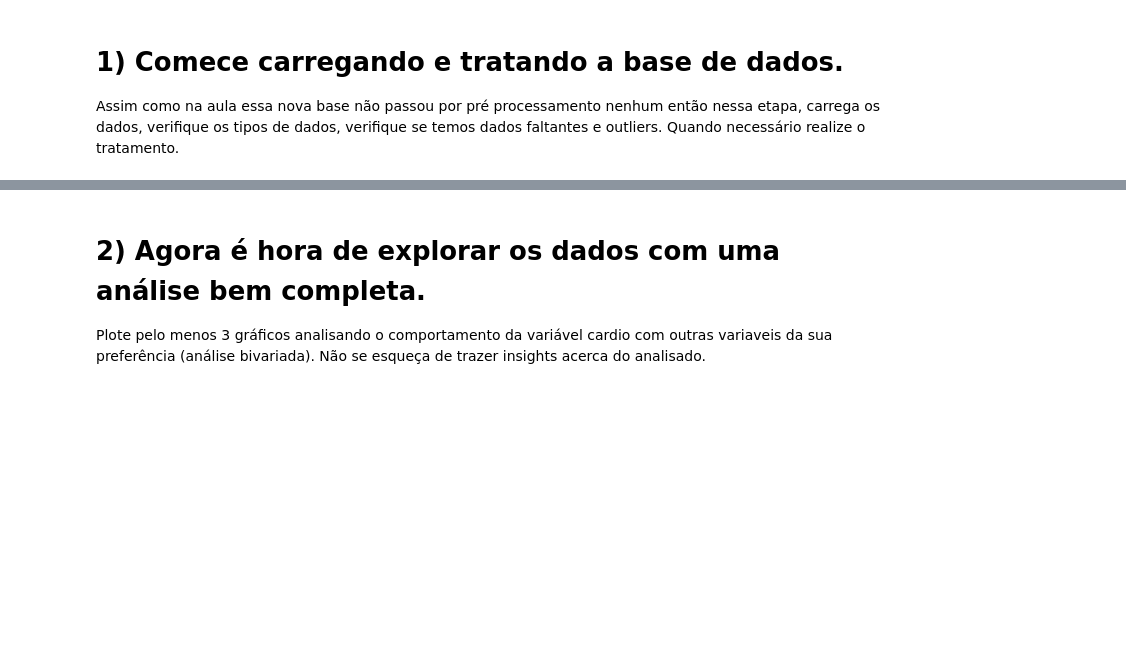
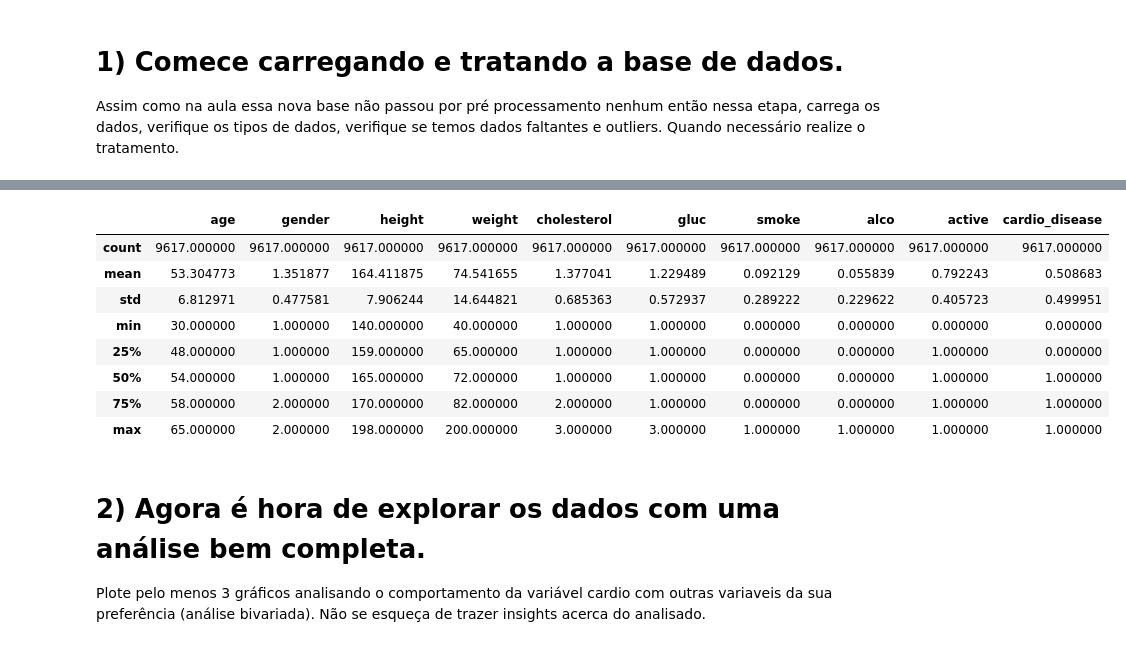
Before and after one commit to flavianojr1/regressao-logistica-para-doencas-cardiovasculares, a Jupyter notebook: Profissao Cientista de Dados M27 Pratique.ipynb, the cells around one changed output, grey strips where cells are left out. Cells and saved outputs as stored; diff of their text form; code cells hidden in the pictures; blank space fills up the shorter version.

```diff
--- a/Profissao Cientista de Dados M27 Pratique.ipynb
+++ b/Profissao Cientista de Dados M27 Pratique.ipynb
@@ -45,3 +200,32 @@ base = pd.read_csv("CARDIO_BASE.csv", delimiter=';')
+# %%
+filtro_altura = (base['height'] >= 140) & (base['height'] <= 200)
+base_tratada = base[filtro_altura]
+
+# Calculando os quartis e os intervalos
+Q1 = base_tratada['weight'].quantile(0.25)
+Q3 = base_tratada['weight'].quantile(0.75)
+IQR = Q3 - Q1
+
+# Definindo o limite inferior
+limite_inferior = Q1 - 1.5 * IQR
+
+# Filtrando apenas os valores acima do limite inferior
+filtro_iqr_inferior = base_tratada['weight'] >= limite_inferior
+base_tratada = base_tratada[filtro_iqr_inferior]
+
+# Atualizando a base sendo utilizada
+base = base_tratada.copy()
+base.describe()
+# %% [output]
+|  | age | gender | height | weight | cholesterol | gluc | smoke | alco | active | cardio_disease |
+| count | 9617.000000 | 9617.000000 | 9617.000000 | 9617.000000 | 9617.000000 | 9617.000000 | 9617.000000 | 9617.000000 | 9617.000000 | 9617.000000 |
+| mean | 53.304773 | 1.351877 | 164.411875 | 74.541655 | 1.377041 | 1.229489 | 0.092129 | 0.055839 | 0.792243 | 0.508683 |
+| std | 6.812971 | 0.477581 | 7.906244 | 14.644821 | 0.685363 | 0.572937 | 0.289222 | 0.229622 | 0.405723 | 0.499951 |
+| min | 30.000000 | 1.000000 | 140.000000 | 40.000000 | 1.000000 | 1.000000 | 0.000000 | 0.000000 | 0.000000 | 0.000000 |
+| 25% | 48.000000 | 1.000000 | 159.000000 | 65.000000 | 1.000000 | 1.000000 | 0.000000 | 0.000000 | 1.000000 | 0.000000 |
+| 50% | 54.000000 | 1.000000 | 165.000000 | 72.000000 | 1.000000 | 1.000000 | 0.000000 | 0.000000 | 1.000000 | 1.000000 |
+| 75% | 58.000000 | 2.000000 | 170.000000 | 82.000000 | 2.000000 | 1.000000 | 0.000000 | 0.000000 | 1.000000 | 1.000000 |
+| max | 65.000000 | 2.000000 | 198.000000 | 200.000000 | 3.000000 | 3.000000 | 1.000000 | 1.000000 | 1.000000 | 1.000000 |
 # %% [markdown]
 # 2) Agora é hora de explorar os dados com uma análise bem completa.
 Plote pelo menos 3 gráficos analisando o comportamento da variável cardio com outras variaveis da sua preferência (análise bivariada). Não se esqueça de trazer insights acerca do analisado.
```
Also changed, not shown: parts of 18 cells of this notebook.
